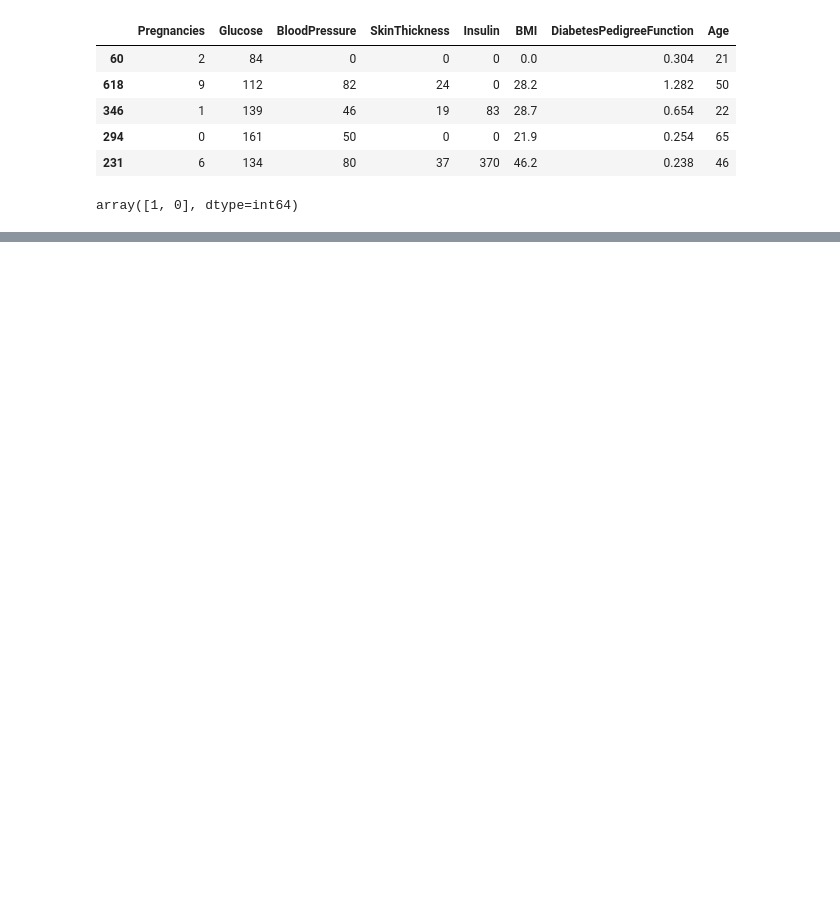
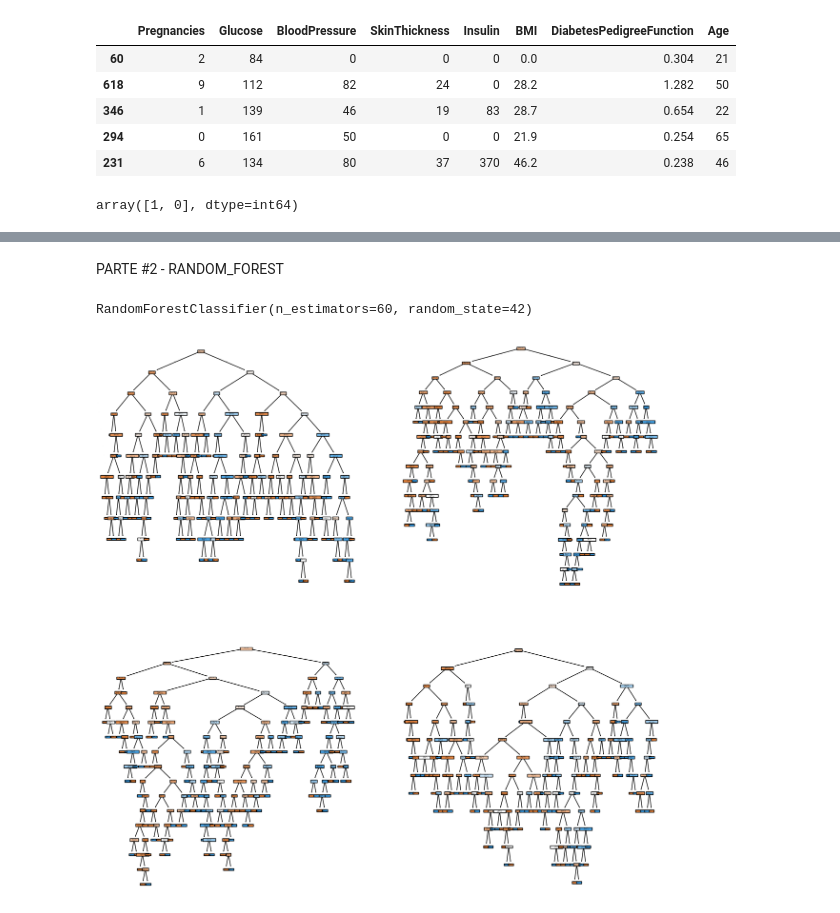
Before and after one commit to SebastianGH20/ML_WEB_APP_USING_FLASK, a Jupyter notebook: src/explore.ipynb, the cells around one changed output, grey strips where cells are left out. Drawn from its saved outputs; the diff is of its cells as text; code cells hidden in the pictures; blank space fills up the shorter version.

```diff
--- a/src/explore.ipynb
+++ b/src/explore.ipynb
@@ -158,0 +134,24 @@ Accuracy Train:  0.8631921824104235
+# %%
+from sklearn.metrics import confusion_matrix
+from sklearn.model_selection import GridSearchCV
+
+
+param_grid = {
+    'criterion': ['gini', 'entropy'],
+    'max_depth': [None, 10, 20, 30],
+    'min_samples_split': [2, 5, 10],
+    'min_samples_leaf': [1, 2, 4]
+}
+
+grid_search = GridSearchCV(DecisionTreeClassifier(random_state=42), param_grid, cv=5, scoring='accuracy')
+
+grid_search.fit(X_train, y_train)
+
+best_params = grid_search.best_params_
+print(f"Best parameters: {best_params}")
+
+best_tree = grid_search.best_estimator_
+y_pred_best = best_tree.predict(X_test)
+
+print(classification_report(y_test, y_pred_best))
+print(confusion_matrix(y_test, y_pred_best))
@@ -158,0 +171,22 @@ Accuracy Train:  0.8631921824104235
+# %% [markdown]
+PARTE #2 - RANDOM_FOREST
+# %%
+from sklearn.ensemble import RandomForestClassifier
+
+model = RandomForestClassifier(n_estimators = 60, random_state = 42)
+model.fit(X_train, y_train)
+# %% [output]
+RandomForestClassifier(n_estimators=60, random_state=42)
+# %%
+fig, axis = plt.subplots(2, 2, figsize = (15, 15))
+
+# Mostramos los 4 primeros árboles de los 100 generados (por defecto)
+
+tree.plot_tree(model.estimators_[0], ax = axis[0, 0], feature_names = list(X_train.columns),filled = True)
+tree.plot_tree(model.estimators_[1], ax = axis[0, 1], feature_names = list(X_train.columns),filled = True)
+tree.plot_tree(model.estimators_[2], ax = axis[1, 0], feature_names = list(X_train.columns),filled = True)
+tree.plot_tree(model.estimators_[3], ax = axis[1, 1], feature_names = list(X_train.columns),filled = True)
+
+plt.show()
+# %% [output]
+[figure, added]
```
Also changed, not shown: parts of 25 cells of this notebook, 3 other files.
